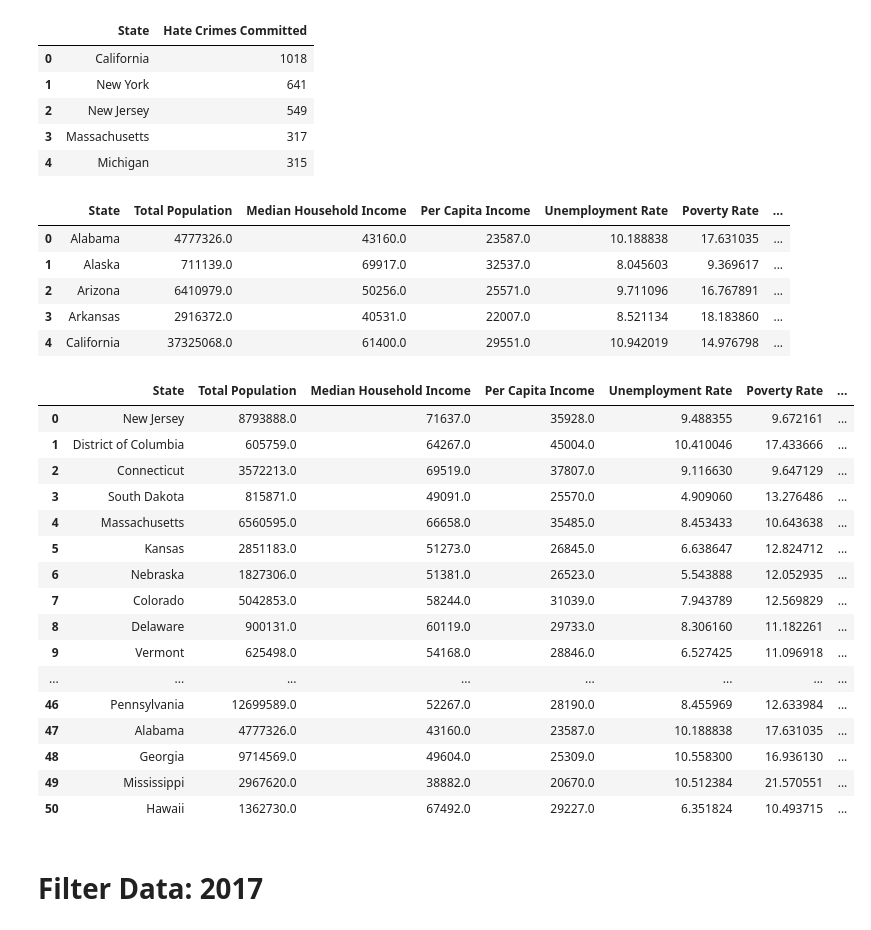
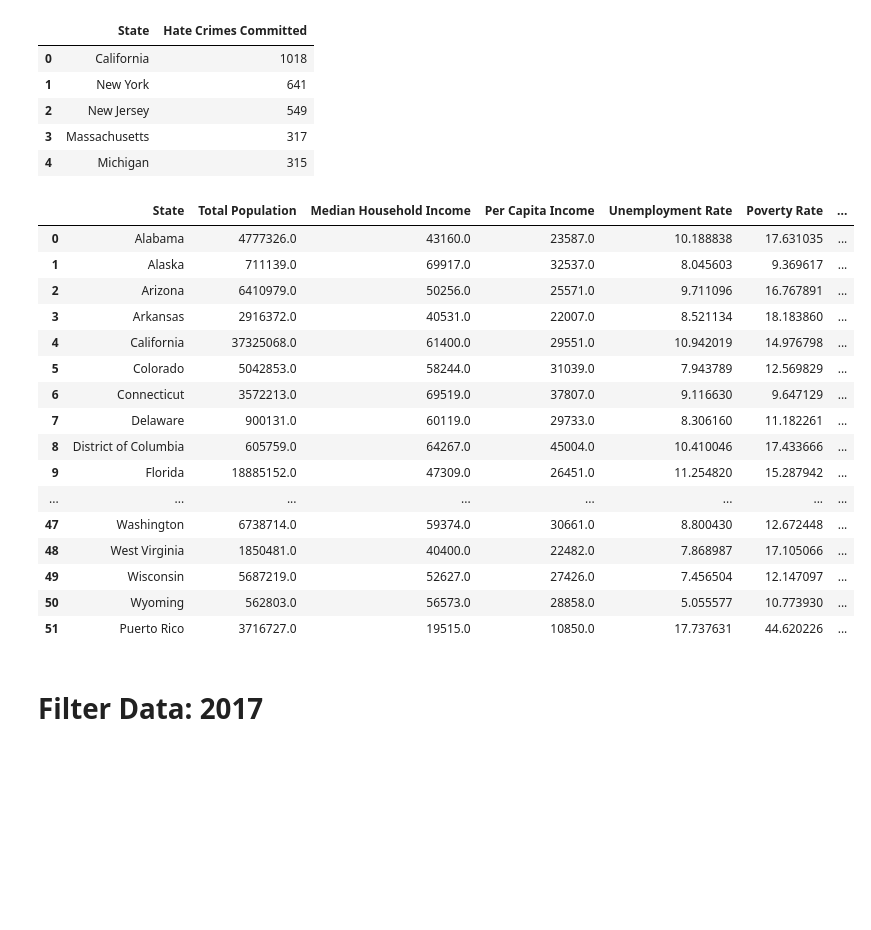
Before and after one commit to ZGrinacoff/Eight-Years-Later, a Jupyter notebook: hate_crime.ipynb, the cells around one changed output. Saved outputs shown, nothing was run; the diff lists cells and outputs as text; code cells hidden in the pictures; blank space fills up the shorter version.

```diff
--- a/hate_crime.ipynb
+++ b/hate_crime.ipynb
@@ -90,34 +90,45 @@ census_df = census_df.rename(columns={"B19301_001E": "Per Capita Income",
                                       "B02001_003E": "Population: Black",
                                       "B15003_017E": "Education: High School",
                                       "B15003_022E": "Education: Bachelors",
                                       "NAME": "State", "state": "State Number"})
 
 # Calculate & add in Poverty Rate (Poverty Count / Population)
 census_df["Poverty Rate"] = 100 * \
     census_df["Poverty Count"].astype(
         int) / census_df["Total Population"].astype(int)
 
 # Calculate & add in Unemployment Rate (Unemployment Count / Labor Force)
 census_df["Unemployment Rate"] = 100 * \
     census_df["Unemployment Count"].astype(
         int) / census_df["Labor Force Size"].astype(int)
 
 # Calculate and add share of population with at least a high school diploma.
 census_df['Share of Population with HS Diploma'] = 1 - \
     census_df['Education: High School'].astype(
         int) / census_df['Total Population'].astype(int)
 
 census_df = census_df[["State", "Total Population", "Median Household Income", "Per Capita Income", "Unemployment Rate",
                          "Poverty Rate", "Share of Population with HS Diploma"]]
 
-census_df.head()
+census_df
 # %% [output]
 |  | State | Total Population | Median Household Income | Per Capita Income | Unemployment Rate | Poverty Rate | ... |
 | 0 | Alabama | 4777326.0 | 43160.0 | 23587.0 | 10.188838 | 17.631035 | ... |
 | 1 | Alaska | 711139.0 | 69917.0 | 32537.0 | 8.045603 | 9.369617 | ... |
 | 2 | Arizona | 6410979.0 | 50256.0 | 25571.0 | 9.711096 | 16.767891 | ... |
 | 3 | Arkansas | 2916372.0 | 40531.0 | 22007.0 | 8.521134 | 18.183860 | ... |
 | 4 | California | 37325068.0 | 61400.0 | 29551.0 | 10.942019 | 14.976798 | ... |
+| 5 | Colorado | 5042853.0 | 58244.0 | 31039.0 | 7.943789 | 12.569829 | ... |
+| 6 | Connecticut | 3572213.0 | 69519.0 | 37807.0 | 9.116630 | 9.647129 | ... |
+| 7 | Delaware | 900131.0 | 60119.0 | 29733.0 | 8.306160 | 11.182261 | ... |
+| 8 | District of Columbia | 605759.0 | 64267.0 | 45004.0 | 10.410046 | 17.433666 | ... |
+| 9 | Florida | 18885152.0 | 47309.0 | 26451.0 | 11.254820 | 15.287942 | ... |
+| ... | ... | ... | ... | ... | ... | ... | ... |
+| 47 | Washington | 6738714.0 | 59374.0 | 30661.0 | 8.800430 | 12.672448 | ... |
+| 48 | West Virginia | 1850481.0 | 40400.0 | 22482.0 | 7.868987 | 17.105066 | ... |
+| 49 | Wisconsin | 5687219.0 | 52627.0 | 27426.0 | 7.456504 | 12.147097 | ... |
+| 50 | Wyoming | 562803.0 | 56573.0 | 28858.0 | 5.055577 | 10.773930 | ... |
+| 51 | Puerto Rico | 3716727.0 | 19515.0 | 10850.0 | 17.737631 | 44.620226 | ... |
 # %%
 # Read in GINI index for 2009.
 gini2009_csv = pd.read_csv('Resources/GINI2009.csv')
@@ -143,7 +156,7 @@ clean_hate_crime_2009_df = clean_hate_crime_2009_df.drop([51])
 # when compared to geographies with populations of 100,000 or more; therefore,
 # rates are not calculated for geographies with populations of less than 100,000.
 
-clean_hate_crime_2009_df['Hate Crime Rate'] = 100000 * \
+clean_hate_crime_2009_df['Hate Crime Rate per 100,000 Population'] = 100000 * \
     clean_hate_crime_2009_df['Hate Crimes Committed'].astype(
         int) / clean_hate_crime_2009_df['Total Population'].astype(int)
 
@@ -152,25 +165,7 @@ clean_hate_crime_2009_df = clean_hate_crime_2009_df.sort_values(by='Hate Crime R
 clean_hate_crime_2009_df = clean_hate_crime_2009_df.reset_index(drop=True)
 clean_hate_crime_2009_df
 
-clean_hate_crime_2009_df
+clean_hate_crime_2009_df.to_csv('hate_crime_socioeconomic_2009.csv')
-# %% [output]
-|  | State | Total Population | Median Household Income | Per Capita Income | Unemployment Rate | Poverty Rate | ... |
-| 0 | New Jersey | 8793888.0 | 71637.0 | 35928.0 | 9.488355 | 9.672161 | ... |
-| 1 | District of Columbia | 605759.0 | 64267.0 | 45004.0 | 10.410046 | 17.433666 | ... |
-| 2 | Connecticut | 3572213.0 | 69519.0 | 37807.0 | 9.116630 | 9.647129 | ... |
-| 3 | South Dakota | 815871.0 | 49091.0 | 25570.0 | 4.909060 | 13.276486 | ... |
-| 4 | Massachusetts | 6560595.0 | 66658.0 | 35485.0 | 8.453433 | 10.643638 | ... |
-| 5 | Kansas | 2851183.0 | 51273.0 | 26845.0 | 6.638647 | 12.824712 | ... |
-| 6 | Nebraska | 1827306.0 | 51381.0 | 26523.0 | 5.543888 | 12.052935 | ... |
-| 7 | Colorado | 5042853.0 | 58244.0 | 31039.0 | 7.943789 | 12.569829 | ... |
-| 8 | Delaware | 900131.0 | 60119.0 | 29733.0 | 8.306160 | 11.182261 | ... |
-| 9 | Vermont | 625498.0 | 54168.0 | 28846.0 | 6.527425 | 11.096918 | ... |
-| ... | ... | ... | ... | ... | ... | ... | ... |
-| 46 | Pennsylvania | 12699589.0 | 52267.0 | 28190.0 | 8.455969 | 12.633984 | ... |
-| 47 | Alabama | 4777326.0 | 43160.0 | 23587.0 | 10.188838 | 17.631035 | ... |
-| 48 | Georgia | 9714569.0 | 49604.0 | 25309.0 | 10.558300 | 16.936130 | ... |
-| 49 | Mississippi | 2967620.0 | 38882.0 | 20670.0 | 10.512384 | 21.570551 | ... |
-| 50 | Hawaii | 1362730.0 | 67492.0 | 29227.0 | 6.351824 | 10.493715 | ... |
 # %% [markdown]
 # Filter Data: 2017
 # %%
```
Also changed, not shown: parts of 3 cells of this notebook, 2 other files.
